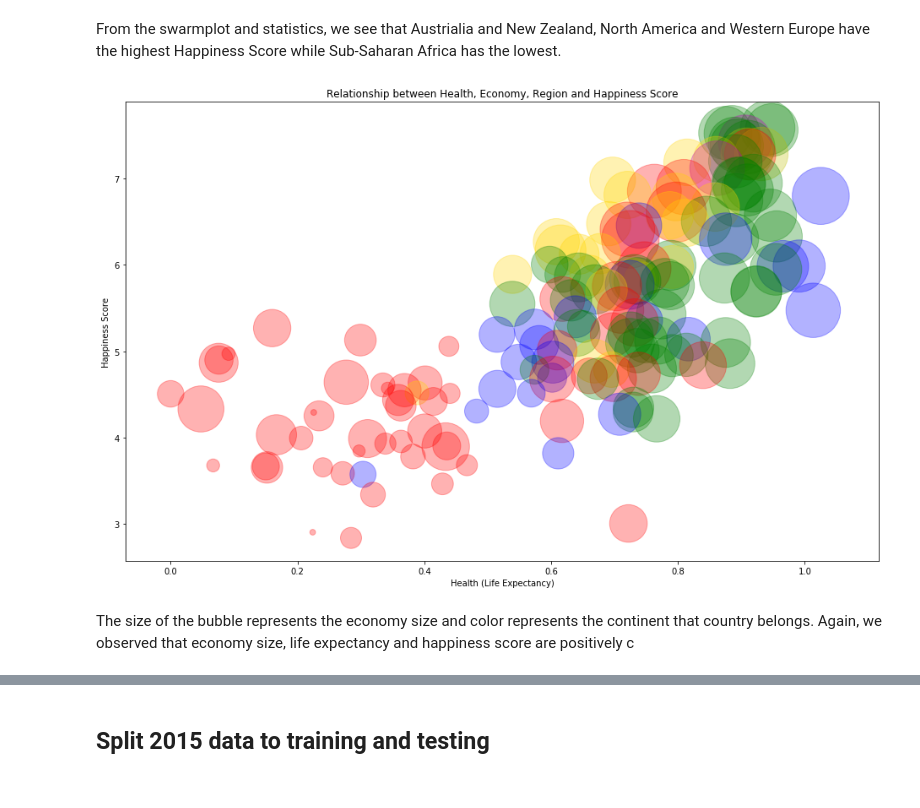
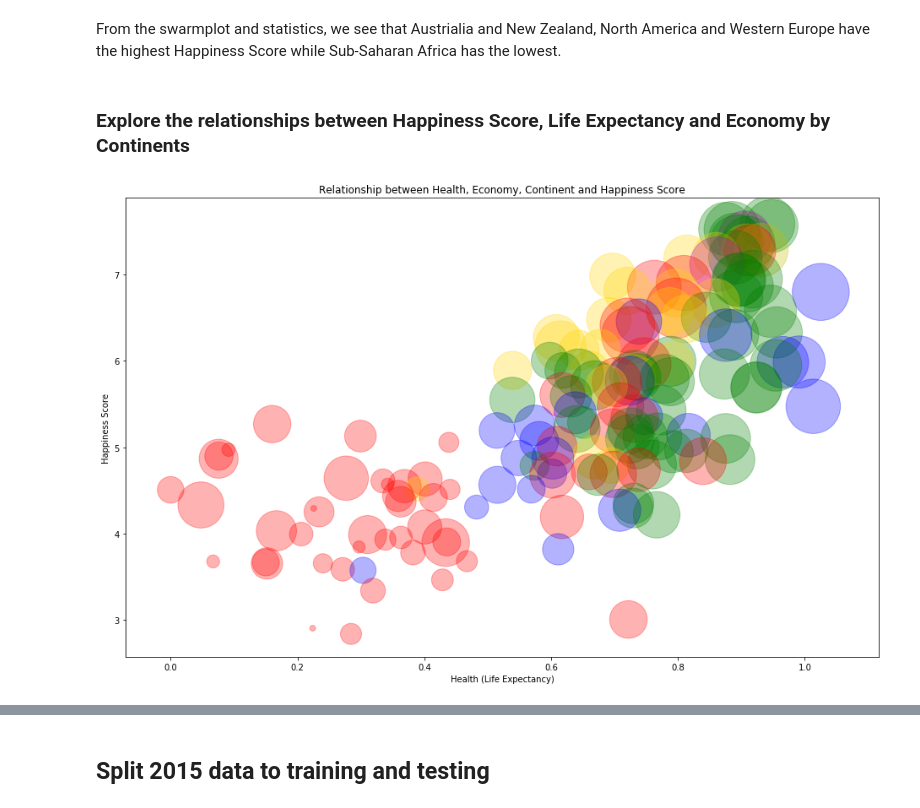
Before and after one commit to viennahu/hello-world, a Jupyter notebook: Happiness Data Exploratory Analysis.ipynb, the cells around one changed output, grey strips where cells are left out. Drawn from its saved outputs; the diff is of its cells as text; code cells hidden in the pictures.

```diff
--- a/Happiness_data2015.ipynb
+++ b/Happiness Data Exploratory Analysis.ipynb
@@ -283,6 +306,8 @@ Sub-Saharan Africa                 4.202800
 Name: Happiness Score, dtype: float64
 # %% [markdown]
 From the swarmplot and statistics, we see that Austrialia and New Zealand, North America and Western Europe have the highest Happiness Score while Sub-Saharan Africa has the lowest.
+# %% [markdown]
+### Explore the relationships between Happiness Score, Life Expectancy and Economy by Continents
 # %%
 size = (df["Economy (GDP per Capita)"].values) * 3000 # Create an array for economy size
 continents = df["Continents"].values
@@ -292,11 +317,9 @@ c = colors[continents]
 # %%
 ax, fig = plt.subplots(figsize = (16, 10))
 plt.scatter(x = "Health (Life Expectancy)", y = "Happiness Score", data = df, s = size, c = c,alpha = 0.3)
-plt.title("Relationship between Health, Economy, Region and Happiness Score")
+plt.title("Relationship between Health, Economy, Continent and Happiness Score")
 plt.xlabel("Health (Life Expectancy)")
 plt.ylabel("Happiness Score")
 plt.show()
 # %% [output]
-[figure, old version]
+[figure, new version]
-# %% [markdown]
-The size of the bubble represents the economy size and color represents the continent that country belongs. Again, we observed that economy size, life expectancy and happiness score are positively c
```
Also changed, not shown: parts of 102 cells of this notebook, 3 other files.
